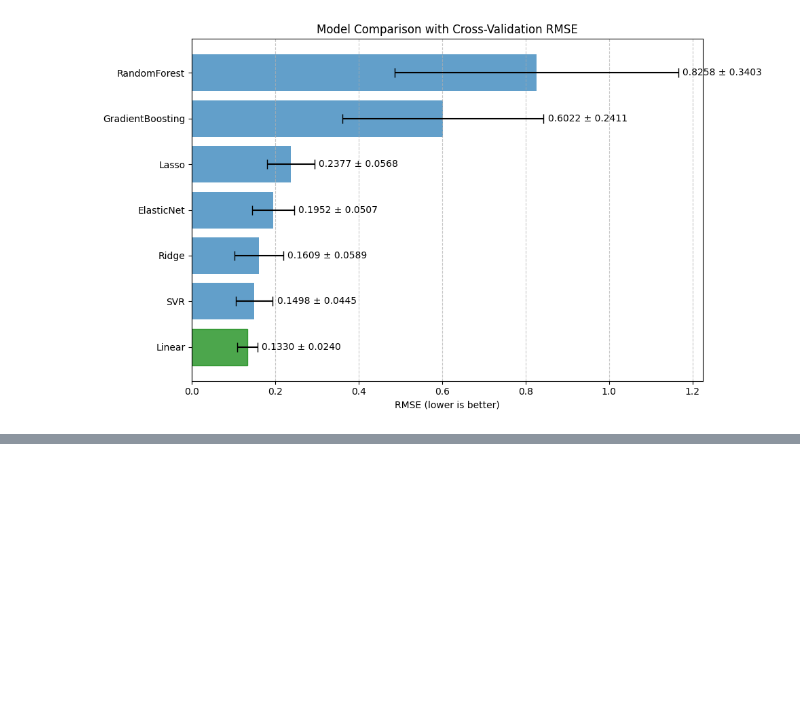
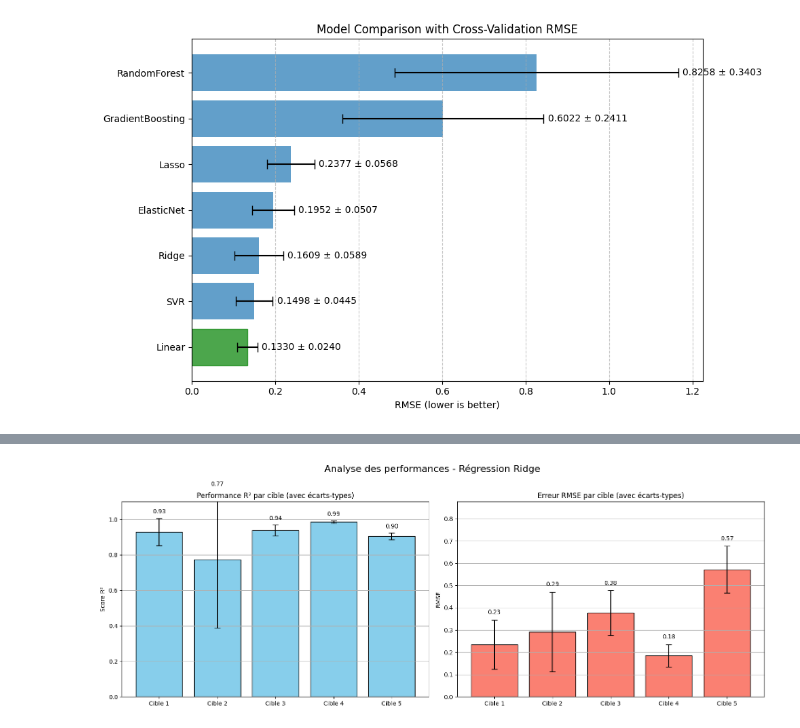
Before and after one commit to DIlyess/JODA_Multivariate_Analysis, a Jupyter notebook: notebooks/prediction.ipynb, the cells around one changed output, grey strips where cells are left out. Cells and saved outputs as stored; diff of their text form; code cells hidden in the pictures; blank space fills up the shorter version.

```diff
--- a/notebooks/prediction.ipynb
+++ b/notebooks/prediction.ipynb
@@ -262,0 +265,92 @@ plt.show()
+# %%
+import numpy as np
+import pandas as pd
+import matplotlib.pyplot as plt
+from sklearn.linear_model import RidgeCV
+from sklearn.model_selection import cross_val_score, KFold
+from sklearn.preprocessing import StandardScaler
+from sklearn.pipeline import make_pipeline
+from sklearn.metrics import r2_score, mean_squared_error, make_scorer
+
+# ==== Chargement et préparation des données ====
+
+def flatten_tensor(X):
+    return X.reshape(X.shape[0], -1)
+
+X_eem_flat  = flatten_tensor(X_eem)
+X_nmr_flat  = flatten_tensor(X_nmr)
+X_lcms_flat = flatten_tensor(X_lcms)
+
+X_all = np.hstack([X_eem_flat, X_nmr_flat, X_lcms_flat])
+Y = dp.df_cts.values  # (28, 5)
+
+# ==== Ridge avec validation croisée ====
+
+alphas = np.logspace(-4, 4, 20)
+model = make_pipeline(StandardScaler(), RidgeCV(alphas=alphas))
+cv = KFold(n_splits=5, shuffle=True, random_state=42)
+
+r2_means = []
+r2_stds = []
+rmse_means = []
+rmse_stds = []
+
+for i in range(Y.shape[1]):
+    y = Y[:, i]
+
+    scores_r2 = cross_val_score(model, X_all, y, cv=cv, scoring=make_scorer(r2_score))
+    scores_rmse = cross_val_score(model, X_all, y, cv=cv, scoring=make_scorer(
+        lambda y_true, y_pred: np.sqrt(mean_squared_error(y_true, y_pred))
+    ))
+
+    r2_means.append(np.mean(scores_r2))
+    r2_stds.append(np.std(scores_r2))
+
+    rmse_means.append(np.mean(scores_rmse))
+    rmse_stds.append(np.std(scores_rmse))
+
+r2_means = np.array(r2_means)
+r2_stds = np.array(r2_stds)
+rmse_means = np.array(rmse_means)
+rmse_stds = np.array(rmse_stds)
+
+# ==== Graphiques ====
+
+targets = [f"Cible {i+1}" for i in range(Y.shape[1])]
+
+fig, axes = plt.subplots(1, 2, figsize=(16, 6))
+
+# === R² ===
+axes[0].bar(targets, r2_means, yerr=r2_stds, capsize=5, color='skyblue', edgecolor='black')
+axes[0].set_ylim(0, 1.1)
+axes[0].set_ylabel("Score R²")
+axes[0].set_title("Performance R² par cible (avec écarts-types)")
+axes[0].grid(axis='y')
+
+# Annoter au-dessus de chaque barre juste après la fin de l'erreur
+for i, (mean, std) in enumerate(zip(r2_means, r2_stds)):
+    axes[0].text(i, mean + std + 0.02, f"{mean:.2f}", ha='center', va='bottom', fontsize=10)
+
+# === RMSE ===
+axes[1].bar(targets, rmse_means, yerr=rmse_stds, capsize=5, color='salmon', edgecolor='black')
+axes[1].set_ylim(0, max(rmse_means + rmse_stds) + 0.2)
+axes[1].set_ylabel("RMSE")
+axes[1].set_title("Erreur RMSE par cible (avec écarts-types)")
+axes[1].grid(axis='y')
+
+for i, (mean, std) in enumerate(zip(rmse_means, rmse_stds)):
+    axes[1].text(i, mean + std + 0.02, f"{mean:.2f}", ha='center', va='bottom', fontsize=10)
+
+plt.suptitle("Analyse des performances - Régression Ridge", fontsize=16)
+plt.tight_layout()
+plt.show()
+
+# ==== Résultats ====
+print("=== Résultats ===")
+for idx in range(Y.shape[1]):
+    print(f"Cible {idx+1} | R² = {r2_means[idx]:.4f} ± {r2_stds[idx]:.4f} | RMSE = {rmse_means[idx]:.4f} ± {rmse_stds[idx]:.4f}")
+
+print("\nMoyenne globale R² :", f"{np.mean(r2_means):.4f}")
+print("Moyenne globale RMSE :", f"{np.mean(rmse_means):.4f}")
+# %% [output]
+[figure, added]
```
Also changed, not shown: parts of 5 cells of this notebook.
